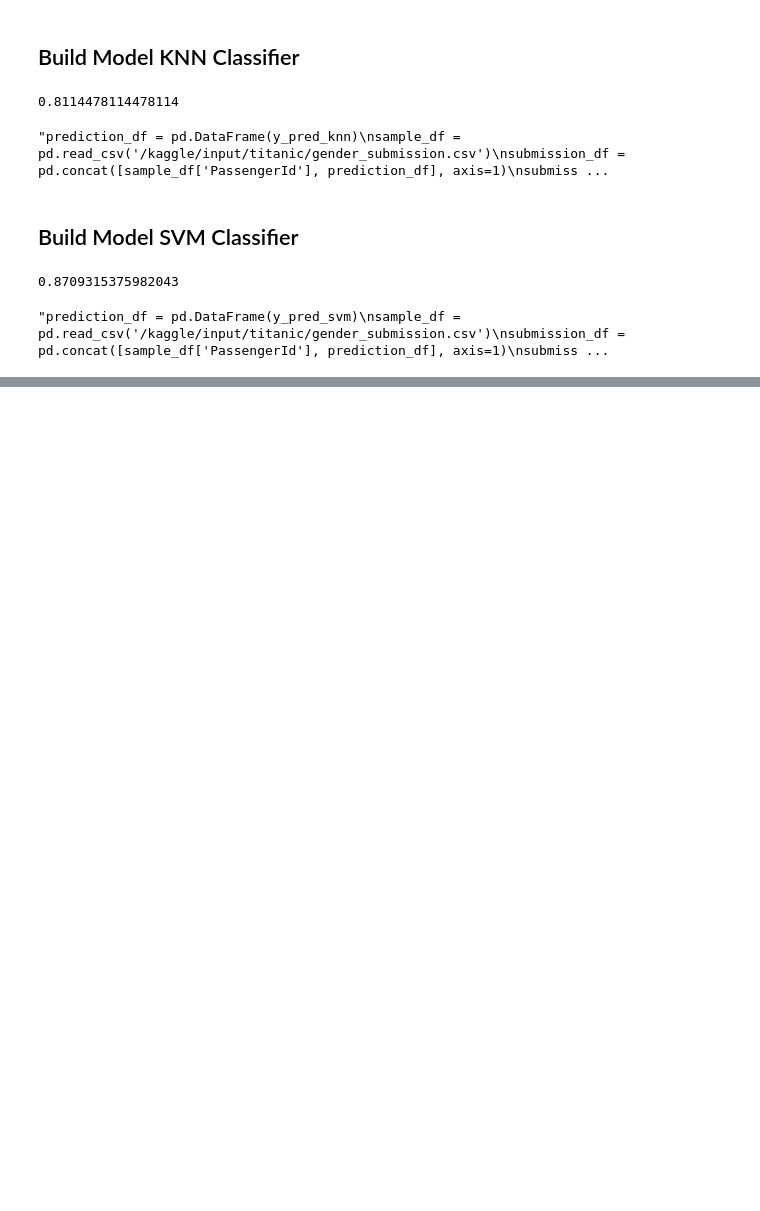
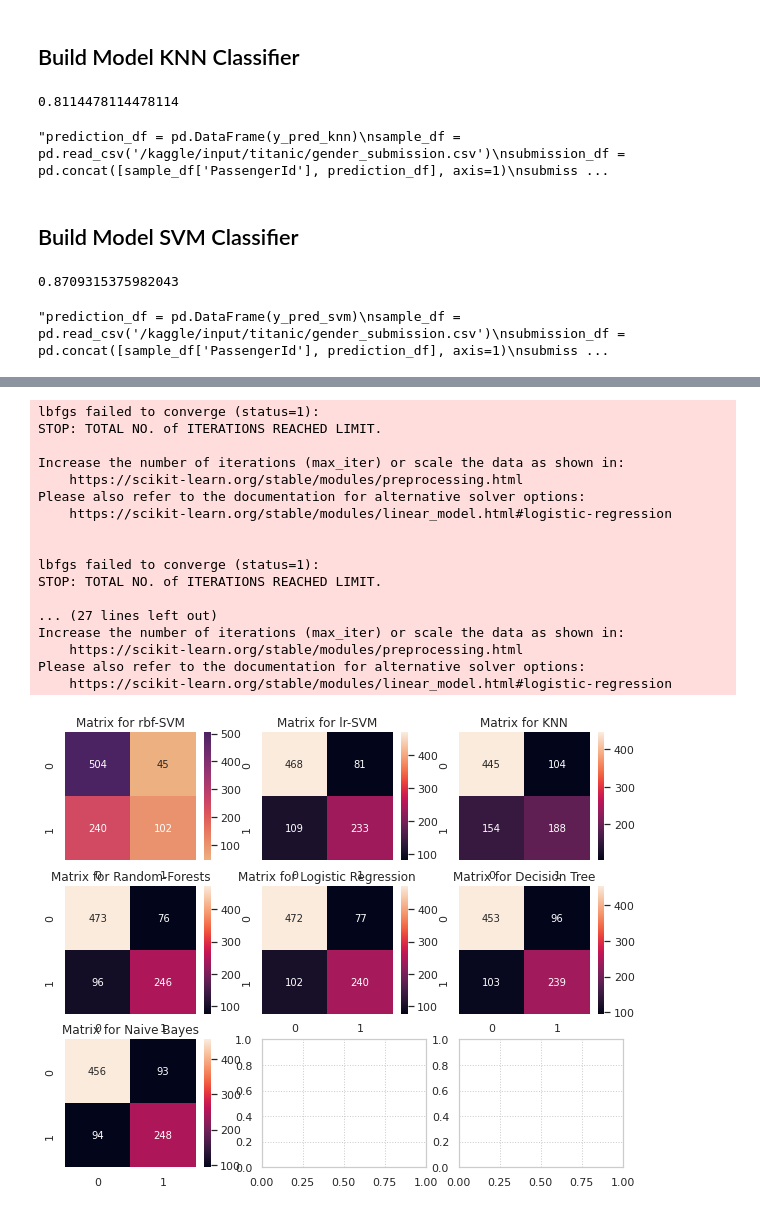
Before and after one commit to karthigeyan0312/My_Kaggle_Practice_Exercises, a Jupyter notebook: titanic-prediction.ipynb, the cells around one changed output, grey strips where cells are left out. Drawn from its saved outputs; the diff is of its cells as text; code cells hidden in the pictures; blank space fills up the shorter version.

```diff
--- a/titanic-prediction.ipynb
+++ b/titanic-prediction.ipynb
@@ -752,0 +800,76 @@ submission_df.to_csv('gender_submission.csv', index=False)'''
+# %%
+from sklearn.metrics import confusion_matrix
+
+fig, ax = plt.subplots(3, 3, figsize=(10, 8))
+
+y_pred_svm_rbf = cross_val_predict(svm.SVC(kernel='rbf'), X, y, cv=10)
+sns.heatmap(confusion_matrix(y, y_pred_svm_rbf),
+            ax=ax[0, 0],
+            annot=True,
+            fmt='2.0f',
+            cmap='flare')
+ax[0, 0].set_title('Matrix for rbf-SVM')
+
+y_pred_svm_lr = cross_val_predict(svm.SVC(kernel='linear'), X, y, cv=10)
+sns.heatmap(confusion_matrix(y, y_pred_svm_lr),
+            ax=ax[0, 1],
+            annot=True,
+            fmt='2.0f')
+ax[0, 1].set_title('Matrix for lr-SVM')
+
+y_pred_knn = cross_val_predict(KNeighborsClassifier(n_neighbors=9), X, y, cv=10)
+sns.heatmap(confusion_matrix(y, y_pred_knn),
+            ax=ax[0, 2],
+            annot=True,
+            fmt='2.0f')
+ax[0, 2].set_title('Matrix for KNN')
+
+y_pred_rfc = cross_val_predict(RandomForestClassifier(n_estimators=100), X, y, cv=10)
+sns.heatmap(confusion_matrix(y, y_pred_rfc),
+            ax=ax[1, 0],
+            annot=True,
+            fmt='2.0f')
+ax[1, 0].set_title('Matrix for Random-Forests')
+
+y_pred_log_reg = cross_val_predict(LogisticRegression(), X, y, cv=10)
+sns.heatmap(confusion_matrix(y, y_pred_log_reg),
+            ax=ax[1, 1],
+            annot=True,
+            fmt='2.0f')
+ax[1,1].set_title('Matrix for Logistic Regression')
+
+y_pred_dt = cross_val_predict(DecisionTreeClassifier(), X, y, cv=10)
+sns.heatmap(confusion_matrix(y, y_pred_dt),
+            ax=ax[1,2],
+            annot=True,
+            fmt='2.0f')
+ax[1,2].set_title('Matrix for Decision Tree')
+
+y_pred_nb = cross_val_predict(GaussianNB(),X, y, cv=10)
+sns.heatmap(confusion_matrix(y, y_pred_nb),
+            ax=ax[2,0],
+            annot=True,
+            fmt='2.0f')
+ax[2,0].set_title('Matrix for Naive Bayes')
+
+plt.subplots_adjust(hspace=0.2, wspace=0.2)
+plt.show()
+# %% [output]
+lbfgs failed to converge (status=1):
+STOP: TOTAL NO. of ITERATIONS REACHED LIMIT.
+
+Increase the number of iterations (max_iter) or scale the data as shown in:
+    https://scikit-learn.org/stable/modules/preprocessing.html
+Please also refer to the documentation for alternative solver options:
+    https://scikit-learn.org/stable/modules/linear_model.html#logistic-regression
+
+
+lbfgs failed to converge (status=1):
+STOP: TOTAL NO. of ITERATIONS REACHED LIMIT.
+
+... (27 lines left out)
+Increase the number of iterations (max_iter) or scale the data as shown in:
+    https://scikit-learn.org/stable/modules/preprocessing.html
+Please also refer to the documentation for alternative solver options:
+    https://scikit-learn.org/stable/modules/linear_model.html#logistic-regression
+[figure, added]
```
Also changed, not shown: parts of 3 cells of this notebook.
